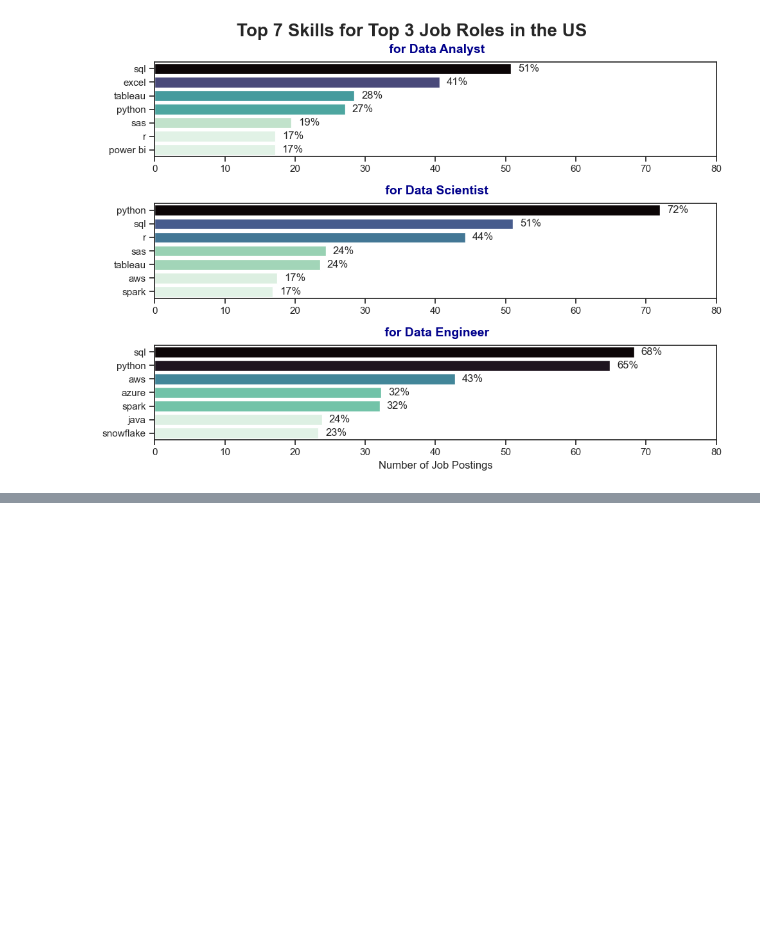
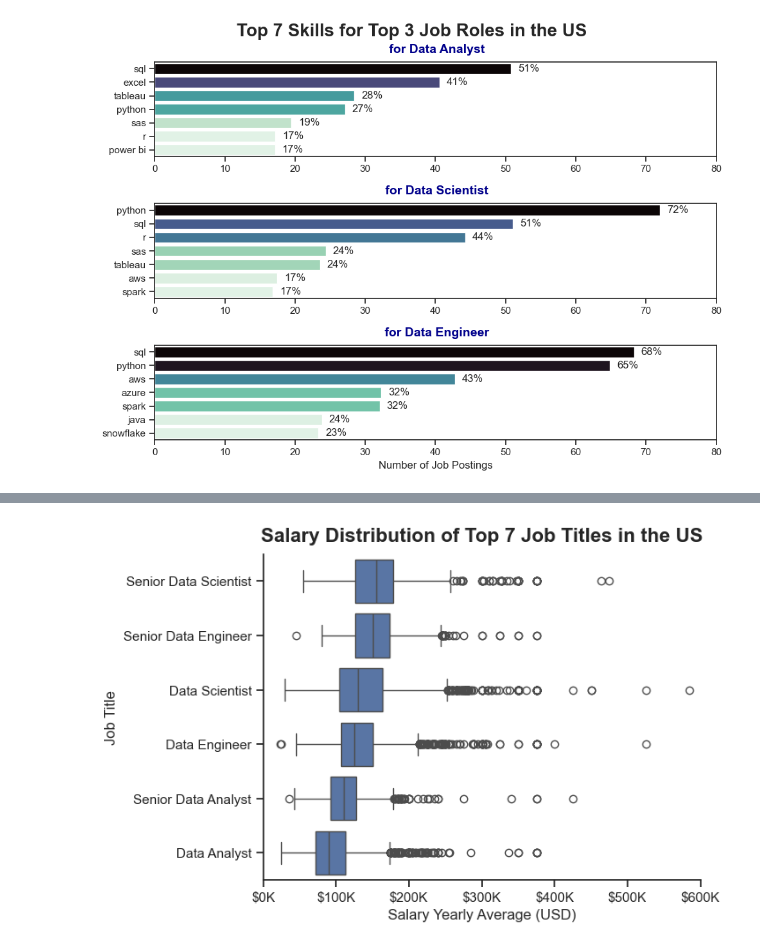
Before and after one commit to Regragui-Mohammed/Data-Analytics-Job-Market-Analysis-2023, a Jupyter notebook: Part/All.ipynb, the cells around one changed output, grey strips where cells are left out. Saved outputs shown, nothing was run; the diff lists cells and outputs as text; code cells hidden in the pictures; blank space fills up the shorter version.

```diff
--- a/Part/All.ipynb
+++ b/Part/All.ipynb
@@ -568,0 +897,10 @@ plt.show()
+# %%
+df_US = df_US.dropna(subset= 'salary_year_avg')   #removing rows with missing salary_year_avg
+
+# Getting top 6 job titles
+top7_jobs_titles = df_US['job_title_short'].value_counts().head(6).index.to_list()
+# %%
+df_US_top7 = df_US[df_US['job_title_short'].isin(top7_jobs_titles)] #filtering to keep only top 6 job titles
+
+# ordering job titles by median salary
+top7_jobs_order = df_US_top7.groupby('job_title_short')['salary_year_avg'].median().sort_values(ascending=False).index
@@ -568,0 +919,21 @@ plt.show()
+# %%
+sns.set_style('ticks')
+sns.boxplot(data = df_US_top7,
+            y ='job_title_short',
+            x = 'salary_year_avg',
+            order = top7_jobs_order                 #ordering job titles by median salary
+            )
+sns.despine()
+plt.title('Salary Distribution of Top 7 Job Titles in the US',
+          fontsize=16,
+          pad=10,
+          fontweight="bold"
+          )
+plt.xlabel('Salary Yearly Average (USD)')
+plt.ylabel('Job Title')
+plt.xlim(0, 600000)
+plt.gca().xaxis.set_major_formatter(plt.FuncFormatter(lambda x, loc: f"${int(x/1000)}K"))        #formatting x-axis in K USD
+
+plt.show()
+# %% [output]
+[figure, added]
```
Also changed, not shown: parts of 43 cells of this notebook, 8 other files.
